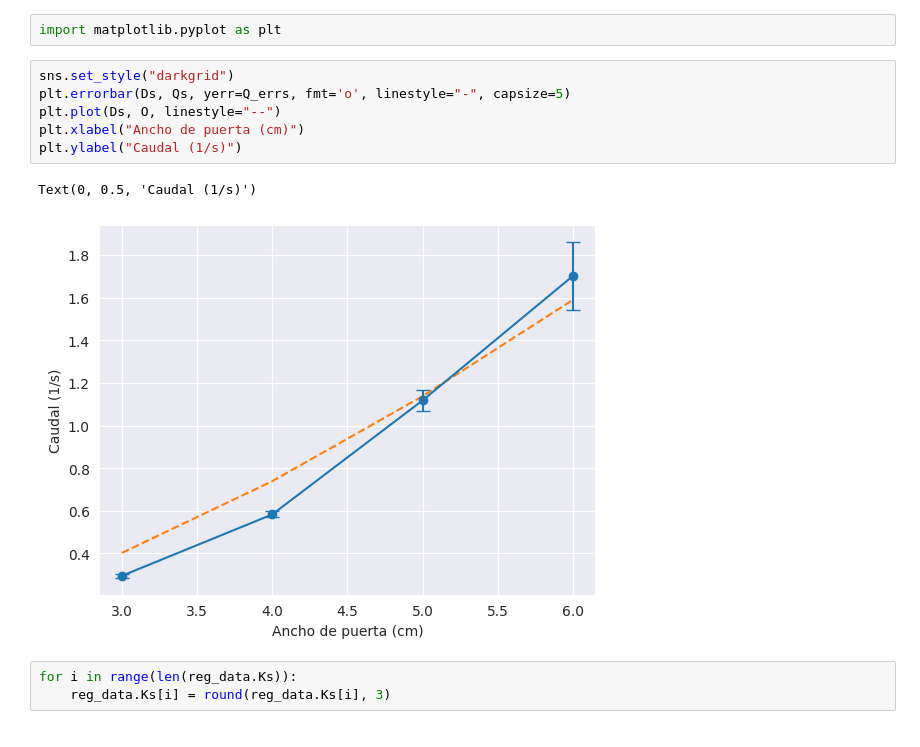
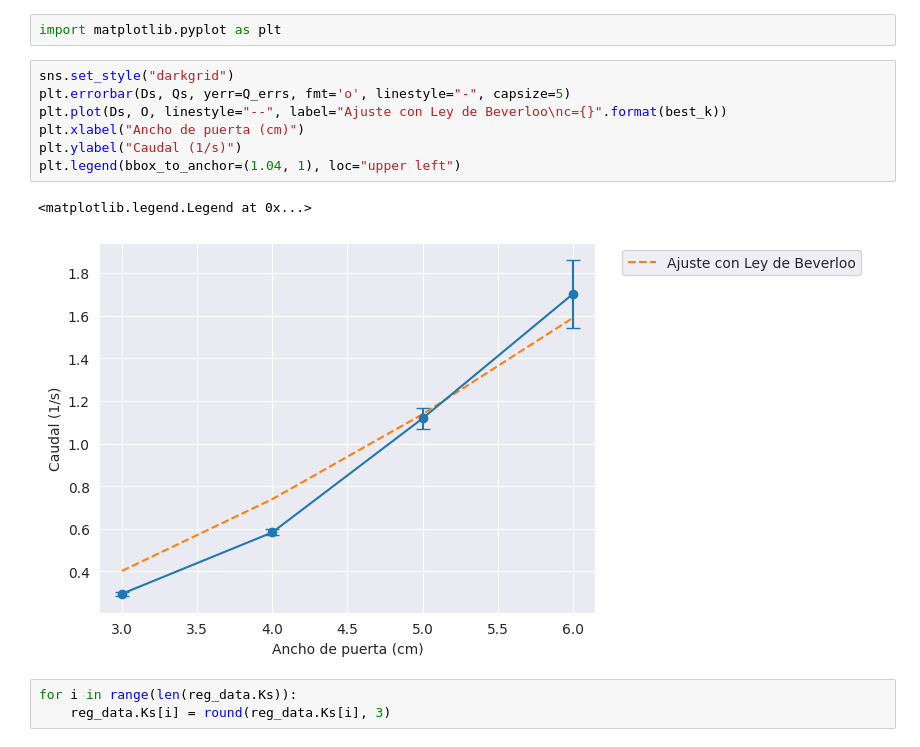
Before and after one commit to mricarte-i/2023Q2G01, a Jupyter notebook: TP5/plotters/plot_caudal_D.ipynb, the cells around one changed output. Drawn from its saved outputs; the diff is of its cells as text.

Commit message:
style: add labels

```diff
--- a/TP5/plotters/plot_caudal_D.ipynb
+++ b/TP5/plotters/plot_caudal_D.ipynb
@@ -149,12 +149,13 @@ import matplotlib.pyplot as plt
 # %%
 sns.set_style("darkgrid")
 plt.errorbar(Ds, Qs, yerr=Q_errs, fmt='o', linestyle="-", capsize=5)
-plt.plot(Ds, O, linestyle="--")
+plt.plot(Ds, O, linestyle="--", label="Ajuste con Ley de Beverloo\nc={}".format(best_k))
 plt.xlabel("Ancho de puerta (cm)")
 plt.ylabel("Caudal (1/s)")
+plt.legend(bbox_to_anchor=(1.04, 1), loc="upper left")
 # %% [output]
-Text(0, 0.5, 'Caudal (1/s)')
+<matplotlib.legend.Legend at 0x...>
-[figure, old version]
+[figure, new version]
 # %%
 for i in range(len(reg_data.Ks)):
     reg_data.Ks[i] = round(reg_data.Ks[i], 3)
```
Also changed, not shown: 1 other file.
